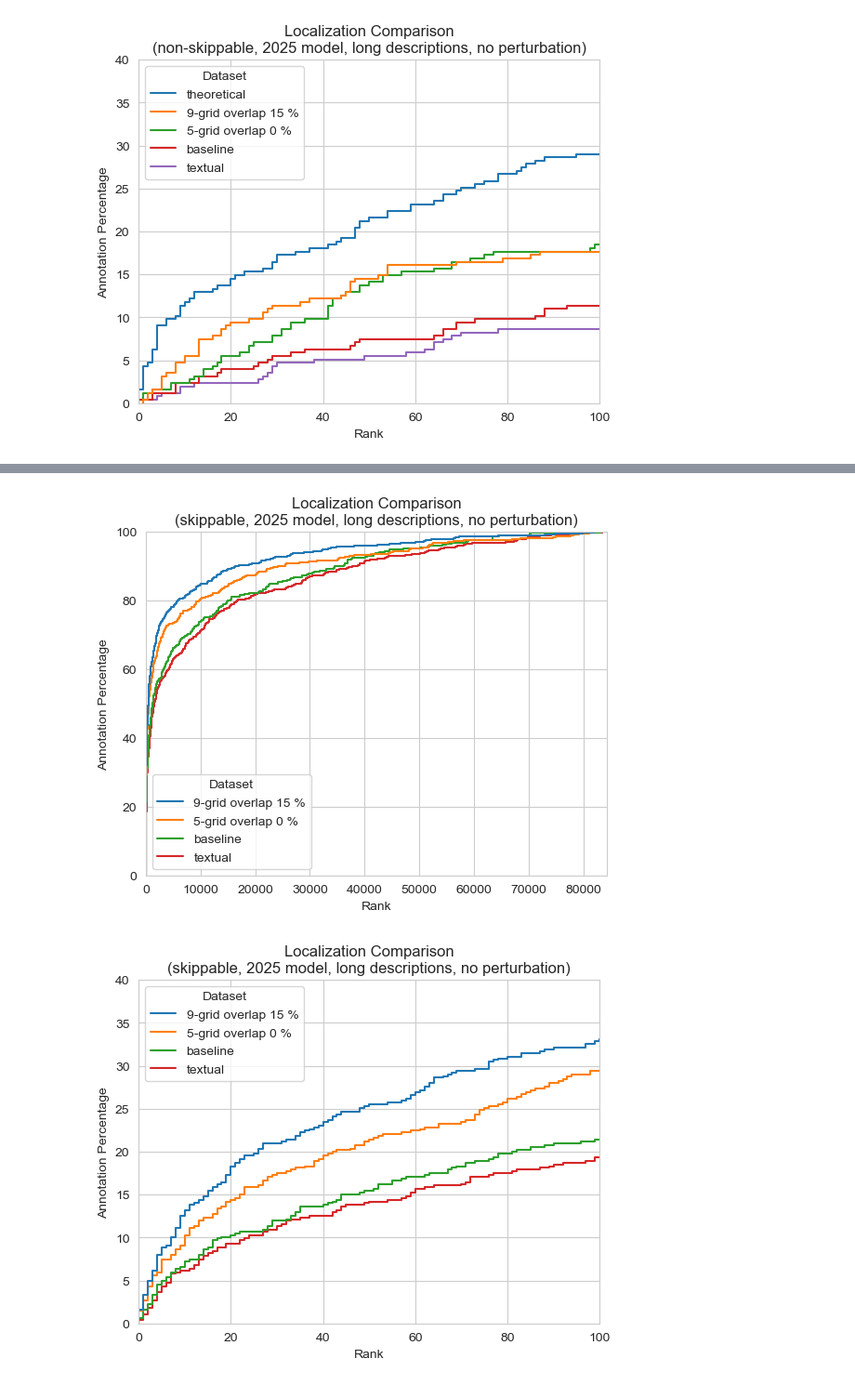
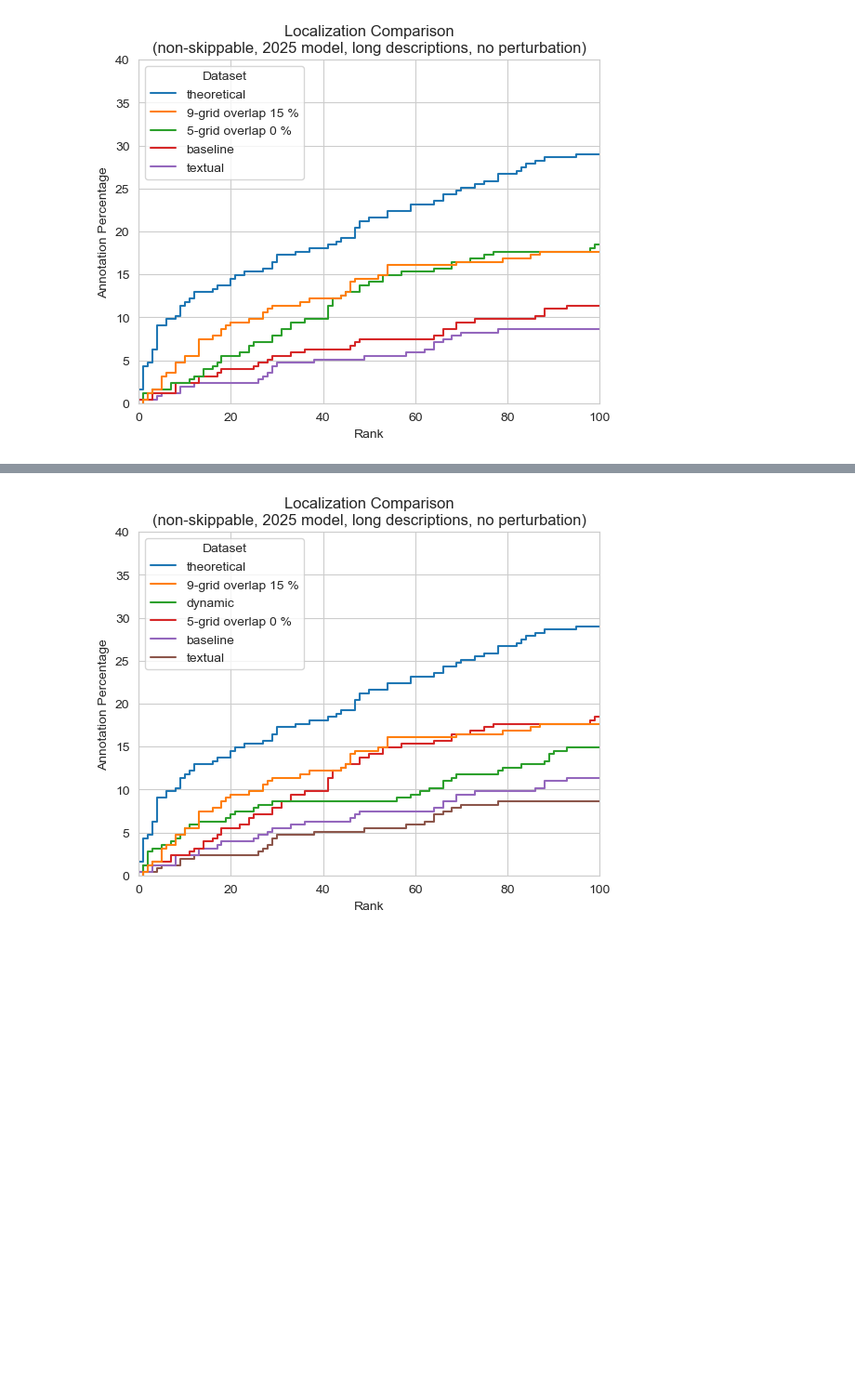
Before and after one commit to eceltov/V3Project, a Jupyter notebook: report.ipynb, the cells around one changed output, grey strips where cells are left out. Shown at 93% size. Cells and saved outputs as stored; diff of their text form; code cells hidden in the pictures; blank space fills up the shorter version.

```diff
--- a/report.ipynb
+++ b/report.ipynb
@@ -15,7 +15,7 @@ import lib.processingTool as pt
 # %%
 static_raw = pd.read_csv("results/staticResults.csv", index_col=0)
 optimal_raw = pd.read_csv("results/optimalResults.csv", index_col=0)
-dynamic = pd.read_csv("results/dynamicResults.csv", index_col=0)
+dynamic_raw = pd.read_csv("results/dynamicResults.csv", index_col=0)
 annotations = pd.read_csv("results/annotations.csv")
 filepaths, _, _, _ = pt.get_MVK_metadata()
 dataset_size = len(filepaths)
@@ -27,6 +27,8 @@ static_raw["IoU"].mean()
 # filter out tests outside of the annotations (annotations are cleaned of duplicates, tests are not)
 static = static_raw.merge(right=annotations, on=["author", "skippable", "annotation_id"], how="left").dropna(subset=['desc_short']).rename({"frame_idx_x": "frame_idx"}, axis=1)
 static = static[static_raw.columns]
+dynamic = dynamic_raw.merge(right=annotations, on=["author", "skippable", "annotation_id"], how="left").dropna(subset=['desc_short']).rename({"frame_idx_x": "frame_idx"}, axis=1)
+dynamic = dynamic[dynamic_raw.columns]
 optimal = optimal_raw.merge(right=annotations, on=["author", "skippable", "annotation_id"], how="left").dropna(subset=['desc_short']).rename({"frame_idx_x": "frame_idx"}, axis=1)
 optimal = optimal[optimal_raw.columns]
 # %%
@@ -689,18 +718,42 @@ plot_cumulative("Localization Comparison\n(skippable, 2025 model, long descripti
 # %%
-filtered_static = get_filtered_ranks(skippable=True, model_year=2025, description_kind="long", kind="centerpiece_0", pertubation_factor=0)
-filtered_9_grid = get_filtered_ranks(skippable=True, model_year=2025, description_kind="long", kind="9_piece_15", pertubation_factor=0)
-filtered_textual = get_filtered_ranks(skippable=True, model_year=2025, description_kind="long", kind="textual_long", pertubation_factor=0)
-filtered_baseline = get_filtered_ranks(skippable=True, model_year=2025, description_kind="long", kind="whole")
+filtered_static = get_filtered_ranks(skippable=False, model_year=2025, description_kind="long", kind="centerpiece_0", pertubation_factor=0)
+filtered_9_grid = get_filtered_ranks(skippable=False, model_year=2025, description_kind="long", kind="9_piece_15", pertubation_factor=0)
+filtered_textual = get_filtered_ranks(skippable=False, model_year=2025, description_kind="long", kind="textual_long", pertubation_factor=0)
+filtered_baseline = get_filtered_ranks(skippable=False, model_year=2025, description_kind="long", kind="whole")
+filtered_optimal = get_filtered_ranks_optimal(skippable=False, model_year=2025, description_kind="long", box_enlargements=0)
+filtered_dynamic = get_filtered_ranks_dynamic(skippable=False, model_year=2025, description_kind="long")
+
+
+# remove rows from the @filtered_dataset so that it matches the @filtered_optimal dataset
+def confine_to_annotation_ids(filtered_dataset, filtered_optimal):
+  # not all authors were processed
+  unique_authors = filtered_optimal["author"].unique()
+  filtered_dataset = filtered_dataset[filtered_dataset["author"].isin(unique_authors)]
+
+  dataset_fragments = []
+  for author in unique_authors:
+    dataset_fragment = filtered_dataset[filtered_dataset["author"] == author]
+    optimal_fragment = filtered_optimal[filtered_optimal["author"] == author]
+    ids = optimal_fragment["annotation_id"]
+    dataset_fragment = dataset_fragment[dataset_fragment["annotation_id"].isin(ids)]
+    dataset_fragments.append(dataset_fragment)
+  return pd.concat(dataset_fragments)
+
+filtered_static = confine_to_annotation_ids(filtered_static, filtered_optimal)
+filtered_9_grid = confine_to_annotation_ids(filtered_9_grid, filtered_optimal)
+filtered_textual = confine_to_annotation_ids(filtered_textual, filtered_optimal)
+filtered_baseline = confine_to_annotation_ids(filtered_baseline, filtered_optimal)
+filtered_dynamic = confine_to_annotation_ids(filtered_dynamic, filtered_optimal)
 
 # join them together
 filtered_static.insert(0, "dataset", ["5-grid overlap 0 %"] * filtered_static.shape[0])
 filtered_9_grid.insert(0, "dataset", ["9-grid overlap 15 %"] * filtered_9_grid.shape[0])
 filtered_textual.insert(0, "dataset", ["textual"] * filtered_textual.shape[0])
 filtered_baseline.insert(0, "dataset", ["baseline"] * filtered_baseline.shape[0])
-filtered = pd.concat([filtered_9_grid, filtered_static, filtered_baseline, filtered_textual])
+filtered_optimal.insert(0, "dataset", ["theoretical"] * filtered_optimal.shape[0])
+filtered_dynamic.insert(0, "dataset", ["dynamic"] * filtered_dynamic.shape[0])
+filtered = pd.concat([filtered_optimal, filtered_9_grid, filtered_dynamic, filtered_static, filtered_baseline, filtered_textual])
 
-plot_cumulative("Localization Comparison\n(skippable, 2025 model, long descriptions, no perturbation)", filtered, max_rank=dataset_size, max_percentage=100)
-plot_cumulative("Localization Comparison\n(skippable, 2025 model, long descriptions, no perturbation)", filtered)
+plot_cumulative("Localization Comparison\n(non-skippable, 2025 model, long descriptions, no perturbation)", filtered)
 # %% [output]
-[figure, old version]
+[figure, new version]
-[figure, removed]
```
Also changed, not shown: parts of 8 cells of this notebook, 3 other files.
